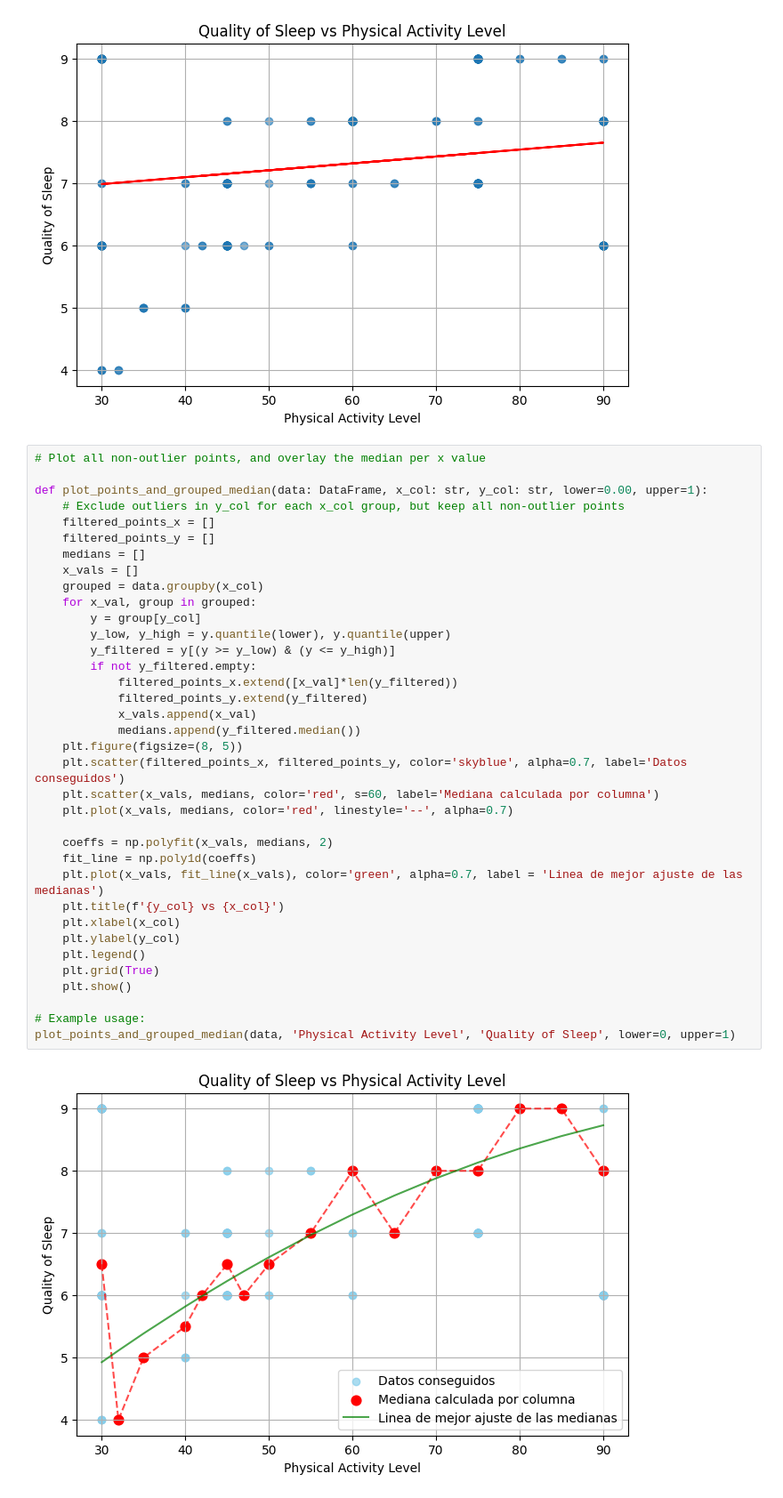
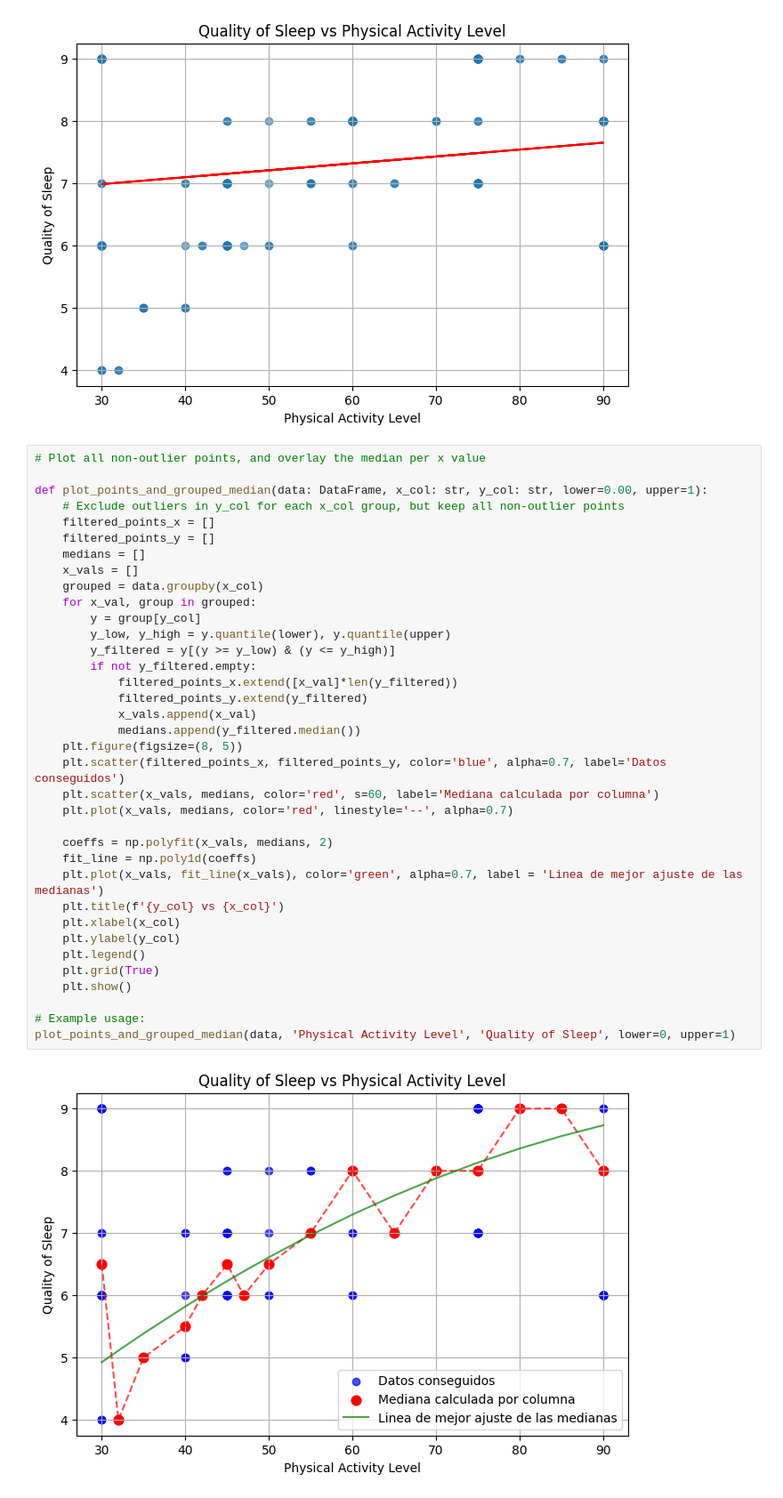
Before and after one commit to Redeagle34/Proyecto-integrador, a Jupyter notebook: notebooks/exploracion_Luis.ipynb, the cells around one changed output. Shown at 89% size. Drawn from its saved outputs; the diff is of its cells as text.

```diff
--- a/notebooks/exploracion_Luis.ipynb
+++ b/notebooks/exploracion_Luis.ipynb
@@ -72,35 +72,35 @@ def plot_points_and_grouped_median(data: DataFrame, x_col: str, y_col: str, lowe
     filtered_points_y = []
     medians = []
     x_vals = []
     grouped = data.groupby(x_col)
     for x_val, group in grouped:
         y = group[y_col]
         y_low, y_high = y.quantile(lower), y.quantile(upper)
         y_filtered = y[(y >= y_low) & (y <= y_high)]
         if not y_filtered.empty:
             filtered_points_x.extend([x_val]*len(y_filtered))
             filtered_points_y.extend(y_filtered)
             x_vals.append(x_val)
             medians.append(y_filtered.median())
     plt.figure(figsize=(8, 5))
-    plt.scatter(filtered_points_x, filtered_points_y, color='skyblue', alpha=0.7, label='Datos conseguidos')
+    plt.scatter(filtered_points_x, filtered_points_y, color='blue', alpha=0.7, label='Datos conseguidos')
     plt.scatter(x_vals, medians, color='red', s=60, label='Mediana calculada por columna')
     plt.plot(x_vals, medians, color='red', linestyle='--', alpha=0.7)
 
     coeffs = np.polyfit(x_vals, medians, 2)
     fit_line = np.poly1d(coeffs)
     plt.plot(x_vals, fit_line(x_vals), color='green', alpha=0.7, label = 'Linea de mejor ajuste de las medianas')
     plt.title(f'{y_col} vs {x_col}')
     plt.xlabel(x_col)
     plt.ylabel(y_col)
     plt.legend()
     plt.grid(True)
     plt.show()
 
 # Example usage:
 plot_points_and_grouped_median(data, 'Physical Activity Level', 'Quality of Sleep', lower=0, upper=1)
 # %% [output]
-[figure, old version]
+[figure, new version]
 # %%
 # Bar graph: average Quality of Sleep for each Physical Activity Level
 
```
Also changed, not shown: parts of 1 cell of this notebook.
